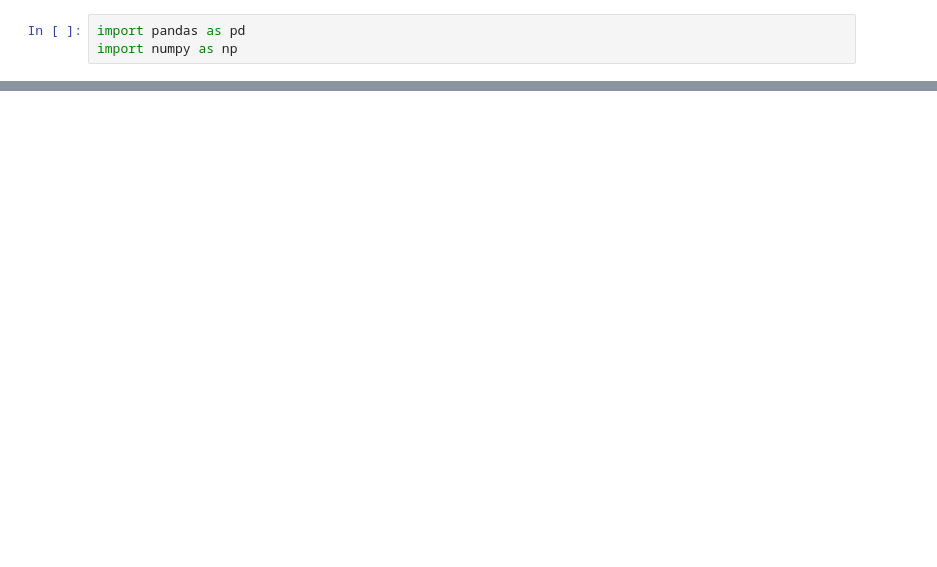
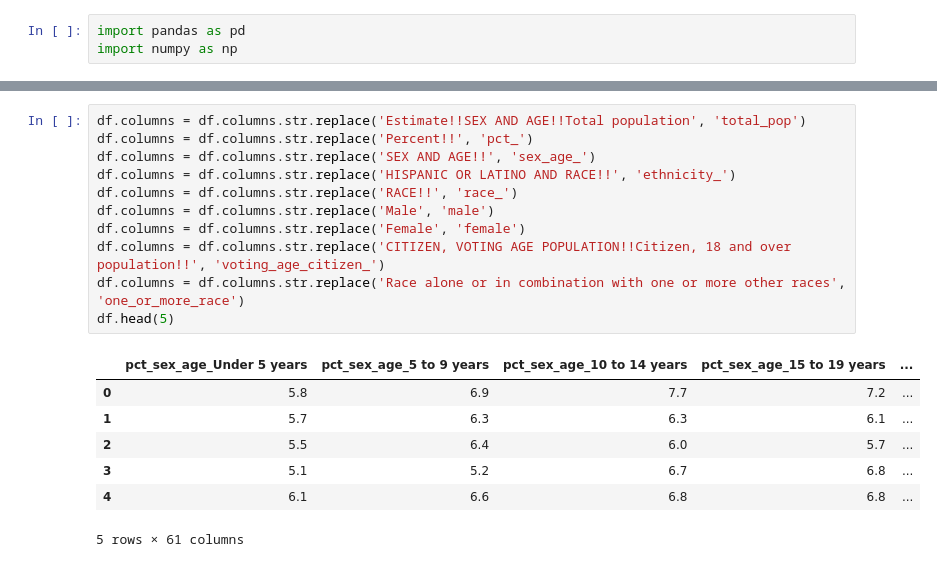
Before and after one commit to JayRPhilbrick/bdsi22dataminingsti, a Jupyter notebook: notebooks/acs_dp05_cleaning.ipynb, the cells around one changed output, grey strips where cells are left out. Saved outputs shown, nothing was run; the diff lists cells and outputs as text; blank space fills up the shorter version.

```diff
--- a/notebooks/acs_dp05_cleaning.ipynb
+++ b/notebooks/acs_dp05_cleaning.ipynb
@@ -19,0 +85,19 @@ pd.read_csv("..\Data\Raw\ACS\ACSDP052016.csv")
+# %%
+df.columns = df.columns.str.replace('Estimate!!SEX AND AGE!!Total population', 'total_pop')
+df.columns = df.columns.str.replace('Percent!!', 'pct_')
+df.columns = df.columns.str.replace('SEX AND AGE!!', 'sex_age_')
+df.columns = df.columns.str.replace('HISPANIC OR LATINO AND RACE!!', 'ethnicity_')
+df.columns = df.columns.str.replace('RACE!!', 'race_')
+df.columns = df.columns.str.replace('Male', 'male')
+df.columns = df.columns.str.replace('Female', 'female')
+df.columns = df.columns.str.replace('CITIZEN, VOTING AGE POPULATION!!Citizen, 18 and over population!!', 'voting_age_citizen_')
+df.columns = df.columns.str.replace('Race alone or in combination with one or more other races', 'one_or_more_race')
+df.head(5)
+# %% [output]
+|  | pct_sex_age_Under 5 years | pct_sex_age_5 to 9 years | pct_sex_age_10 to 14 years | pct_sex_age_15 to 19 years | ... |
+| 0 | 5.8 | 6.9 | 7.7 | 7.2 | ... |
+| 1 | 5.7 | 6.3 | 6.3 | 6.1 | ... |
+| 2 | 5.5 | 6.4 | 6.0 | 5.7 | ... |
+| 3 | 5.1 | 5.2 | 6.7 | 6.8 | ... |
+| 4 | 6.1 | 6.6 | 6.8 | 6.8 | ... |
+5 rows × 61 columns
```
Also changed, not shown: parts of 9 cells of this notebook, 5 other files.
